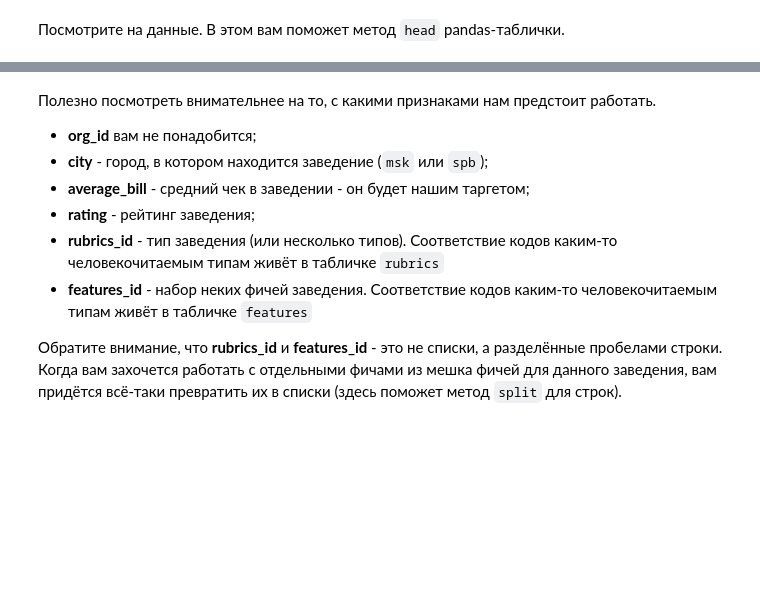
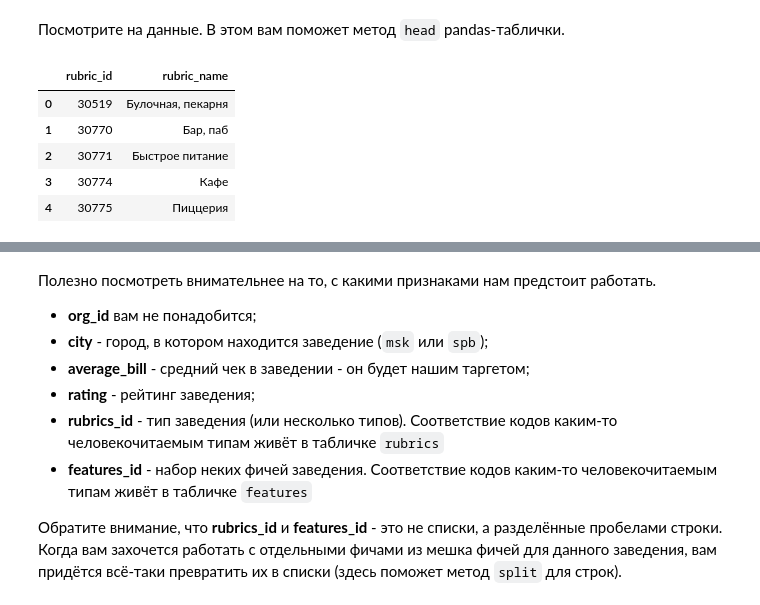
Before and after one commit to kishmakov/ml-study, a Jupyter notebook: ml-handbook/1.3/autohw_intro_ML_draft.ipynb, the cells around one changed output, grey strips where cells are left out. Cells and saved outputs as stored; diff of their text form; code cells hidden in the pictures; blank space fills up the shorter version.

```diff
--- a/ml-handbook/1.3/autohw_intro_ML_draft.ipynb
+++ b/ml-handbook/1.3/autohw_intro_ML_draft.ipynb
@@ -143,0 +143,9 @@ rubrics = pd.read_csv(base + 'rubrics.csv')
+# %%
+rubrics.head()
+# %% [output]
+|  | rubric_id | rubric_name |
+| 0 | 30519 | Булочная, пекарня |
+| 1 | 30770 | Бар, паб |
+| 2 | 30771 | Быстрое питание |
+| 3 | 30774 | Кафе |
+| 4 | 30775 | Пиццерия |
```
Also changed, not shown: parts of 20 cells of this notebook, 3 other files.
